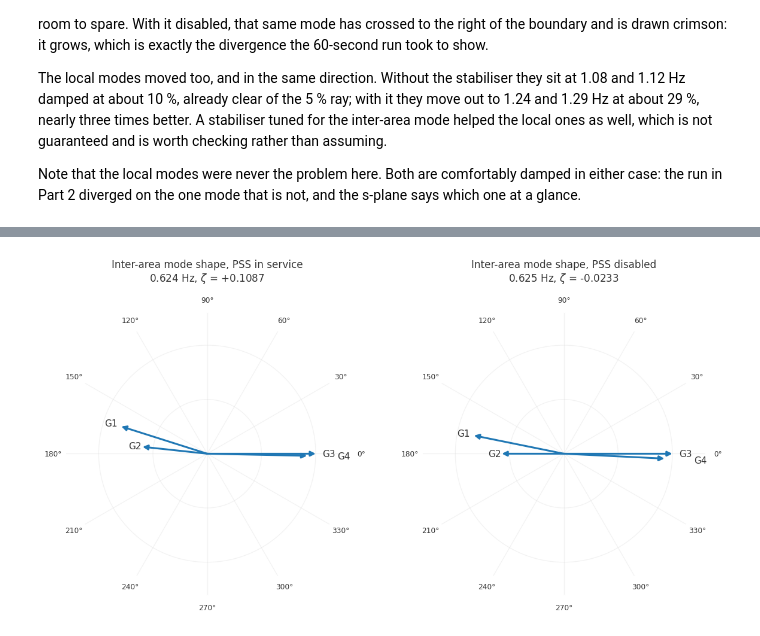
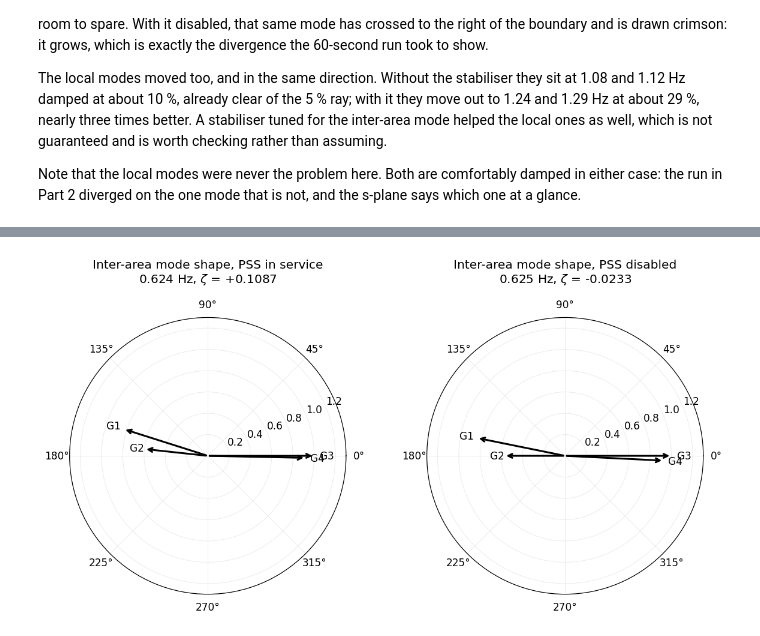
Before and after one commit to SPS-L/stepss-Kundur-Two-Area-System, a Jupyter notebook: InterAreaOscillations.ipynb, the cells around one changed output, grey strips where cells are left out. Saved outputs shown, nothing was run; the diff lists cells and outputs as text; code cells hidden in the pictures.

```diff
--- a/InterAreaOscillations.ipynb
+++ b/InterAreaOscillations.ipynb
@@ -579,11 +532,6 @@ come back all at once, so the local modes are here too, without a second run.
 # %%
-for tag, ssa in (('WITH PSS', ssa_pss), ('WITHOUT PSS', ssa_nopss)):
-    sw = swing_modes(ssa['modes'])
+for tag, dom in (('WITH PSS', dom_pss), ('WITHOUT PSS', dom_nopss)):
     print(f'\n{tag}')
-    print(f'  {"f [Hz]":>8}{"zeta":>10}{"lambda":>26}   simple')
-    for i in range(len(sw['index'])):
-        print(f'  {sw["freq"][i]:8.3f}{sw["zeta"][i]:+10.4f}'
-              f'{sw["lam"][i].real:+14.4f} {sw["lam"][i].imag:+8.4f}j'
-              f'{"":6}{"yes" if sw["simple"][i] else "NO"}')
+    dom.table()
 # %% [output]
 WITH PSS
@@ -703,11 +595,0 @@ def splane(ax, m, title, window=None, zeta_ray=0.05):
-# %%
-sw_pss, sw_nopss = swing_modes(ssa_pss['modes']), swing_modes(ssa_nopss['modes'])
-window = fitted_window(sw_pss, sw_nopss)
-
-fig, axes = plt.subplots(1, 2, figsize=(12, 5), sharex=True, sharey=True)
-for ax, (tag, sw) in zip(axes, (('PSS in service', sw_pss),
-                                ('PSS disabled', sw_nopss))):
-    splane(ax, sw, f'Swing modes, {tag}', window=window)
-axes[0].set_ylabel(r'Im$(\lambda)$  [rad/s]')
-plt.tight_layout()
-plt.show()
@@ -749,57 +631,14 @@ That is what the `simple` flag in the results file is for.
 # %%
-def mode_shape(ax, entries, simple, title):
-    """The mode-shape dial as the GUI draws it.
-
-    An arrow per machine from the centre to (angle, magnitude), on a dial of
-    rings and 30-degree spokes. A degenerate mode is refused rather than drawn:
-    its eigenvectors are not unique, so the picture would be basis-dependent
-    and would come out differently on another machine while looking just as
-    authoritative.
-    """
-    ax.set_title(title, fontsize=11, color=C_AXIS, pad=16)
-    ax.set_ylim(0, R_MAX)
-    ax.set_yticks([0.5, 1.0])
-    ax.set_yticklabels([])
-    ax.set_xticks(np.deg2rad(np.arange(0, 360, 30)))
-    ax.grid(color=C_GRID, lw=0.8)
-    ax.spines['polar'].set_visible(False)
-    ax.tick_params(colors=C_AXIS, labelsize=8)
-
-    if not simple:
-        ax.text(0, 0, 'degenerate mode:\neigenvectors are not unique',
-                ha='center', va='center', fontsize=9, color=C_AXIS)
-        return
-    for dev, mag, ang in entries:
-        th = np.deg2rad(ang)
-        ax.annotate('', xy=(th, mag), xytext=(0, 0),
-                    arrowprops=dict(arrowstyle='-|>', lw=2.0,
-                                    color=C_POLE, shrinkA=0, shrinkB=0))
-    # Machines in the same area sit almost on top of each other, which is the
-    # result worth seeing and also what makes their two labels collide. Anything
-    # within 10 degrees of a label already placed is pushed further out.
-    placed = []
-    for dev, mag, ang in sorted(entries, key=lambda e: -e[1]):
-        th = np.deg2rad(ang)
-        r = mag * 1.12
-        while any(abs((ang - a + 180) % 360 - 180) < 10 and abs(r - rr) < 0.16
-                  for a, rr in placed):
-            r += 0.16
-        placed.append((ang, r))
-        ax.text(th, min(r, R_MAX - 0.04), dev.strip(), ha='center', va='center',
-                fontsize=10, color=C_AXIS)
-
-
 fig, axes = plt.subplots(1, 2, figsize=(11, 5.4), subplot_kw={'projection': 'polar'})
-for ax, (tag, ssa) in zip(axes, (('PSS in service', ssa_pss),
-                                 ('PSS disabled', ssa_nopss))):
-    ia = ssa['interarea']
-    mode_shape(ax, ssa['shape'], bool(ia['simple']),
-               f"Inter-area mode shape, {tag}\n"
-               f"{ia['freq']:.3f} Hz, $\\zeta$ = {ia['zeta']:+.4f}")
+for ax, (tag, res, ia) in zip(axes, (('PSS in service', res_pss, ia_p),
+                                     ('PSS disabled', res_nopss, ia_n))):
+    res.mode_shape_plot(int(ia['index']), ax=ax)
+    ax.set_title(f"Inter-area mode shape, {tag}\n"
+                 f"{ia['freq']:.3f} Hz, $\\zeta$ = {ia['zeta']:+.4f}", pad=18)
 plt.tight_layout()
 plt.show()
 # %% [output]
-[figure, old version]
+[figure, new version]
 # %% [markdown]
 This is the definition of an inter-area mode, drawn. **G1 and G2 point one way, G3 and G4
 point the other, close to 180 degrees apart**: area 1 swings against area 2, and the two
```
Also changed, not shown: parts of 13 cells of this notebook.
